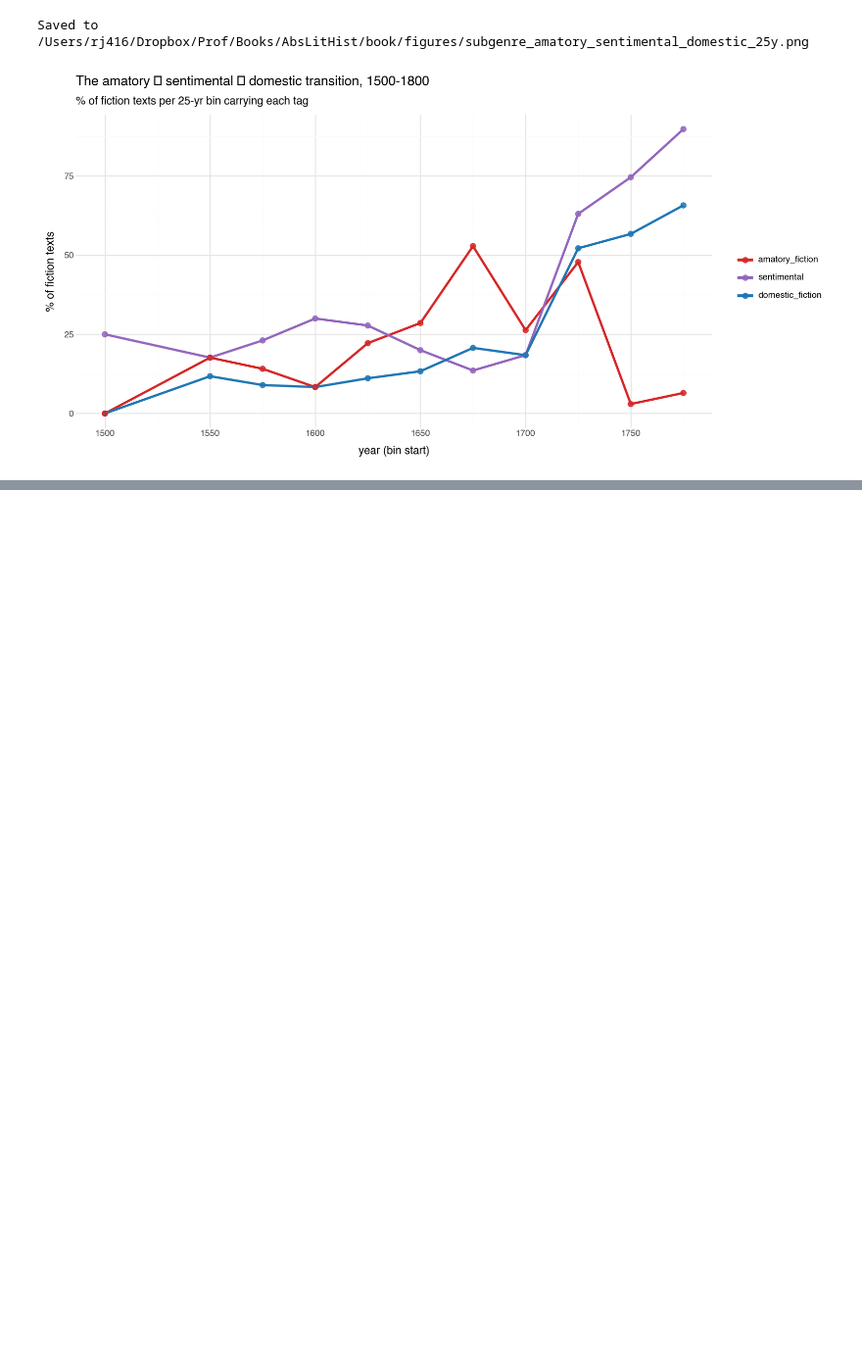
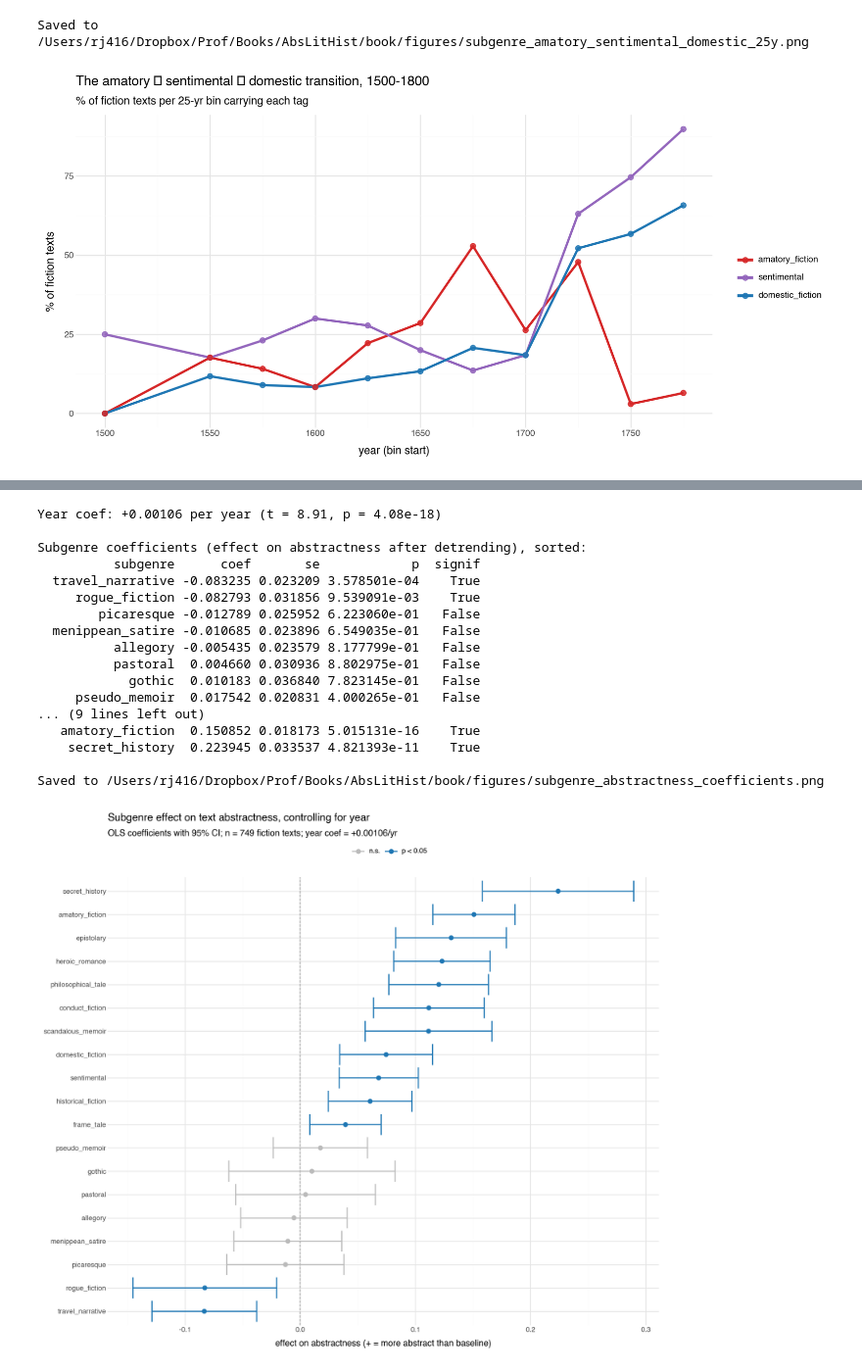
Before and after one commit to quadrismegistus/abstraction, a Jupyter notebook: notebooks/17-subgenre.ipynb, the cells around one changed output, grey strips where cells are left out. Shown at 98% size. Drawn from its saved outputs; the diff is of its cells as text; code cells hidden in the pictures; blank space fills up the shorter version.

```diff
--- a/notebooks/17-subgenre.ipynb
+++ b/notebooks/17-subgenre.ipynb
@@ -283,0 +401,71 @@ Saved to /Users/rj416/Dropbox/Prof/Books/AbsLitHist/book/figures/subgenre_amator
+# %%
+# Per-subgenre coefficient plot: effect on abstractness after detrending year.
+# statsmodels gives us SEs and CIs.
+import statsmodels.api as sm
+
+X = np.hstack([X_year, X_sg])
+X_const = sm.add_constant(X)
+ols = sm.OLS(y, X_const).fit()
+
+# Coefficient extraction: const, year, then subgenre dummies in order of elig_tags
+coefs = ols.params[2:]
+ses = ols.bse[2:]
+pvals = ols.pvalues[2:]
+coef_df = pd.DataFrame({
+    'subgenre': elig_tags,
+    'coef': coefs,
+    'se': ses,
+    'p': pvals,
+    'lo': coefs - 1.96 * ses,
+    'hi': coefs + 1.96 * ses,
+}).sort_values('coef')
+coef_df['signif'] = coef_df['p'] < 0.05
+coef_df['subgenre'] = pd.Categorical(coef_df['subgenre'],
+                                     categories=coef_df['subgenre'].tolist(),
+                                     ordered=True)
+
+print(f'Year coef: {ols.params[1]:+.5f} per year (t = {ols.tvalues[1]:.2f}, p = {ols.pvalues[1]:.2e})')
+print()
+print('Subgenre coefficients (effect on abstractness after detrending), sorted:')
+print(coef_df[['subgenre', 'coef', 'se', 'p', 'signif']].to_string(index=False))
+
+p_coef = (p9.ggplot(coef_df, p9.aes(x='coef', y='subgenre', color='signif'))
+          + p9.geom_vline(xintercept=0, linetype='dashed', color='#888888')
+          + p9.geom_errorbarh(p9.aes(xmin='lo', xmax='hi'), height=0.0, size=0.8)
+          + p9.geom_point(size=2.5)
+          + p9.scale_color_manual(values={True: '#1f77b4', False: '#bbbbbb'},
+                                  labels={True: 'p < 0.05', False: 'n.s.'})
+          + p9.labs(
+              title='Subgenre effect on text abstractness, controlling for year',
+              subtitle=f'OLS coefficients with 95% CI; n = {n} fiction texts; year coef = {ols.params[1]:+.5f}/yr',
+              x='effect on abstractness (+ = more abstract than baseline)',
+              y='',
+              color='',
+          )
+          + p9.theme_minimal()
+          + p9.theme(figure_size=(11, max(5, 0.4 * len(elig_tags) + 2)),
+                     legend_position='top'))
+
+out = os.path.join(DROPBOX_FIGS, 'subgenre_abstractness_coefficients.png')
+p_coef.save(out, dpi=300, verbose=False)
+print(f'\nSaved to {out}')
+p_coef
+# %% [output]
+Year coef: +0.00106 per year (t = 8.91, p = 4.08e-18)
+
+Subgenre coefficients (effect on abstractness after detrending), sorted:
+          subgenre      coef       se            p  signif
+  travel_narrative -0.083235 0.023209 3.578501e-04    True
+     rogue_fiction -0.082793 0.031856 9.539091e-03    True
+        picaresque -0.012789 0.025952 6.223060e-01   False
+  menippean_satire -0.010685 0.023896 6.549035e-01   False
+          allegory -0.005435 0.023579 8.177799e-01   False
+          pastoral  0.004660 0.030936 8.802975e-01   False
+            gothic  0.010183 0.036840 7.823145e-01   False
+     pseudo_memoir  0.017542 0.020831 4.000265e-01   False
+... (9 lines left out)
+   amatory_fiction  0.150852 0.018173 5.015131e-16    True
+    secret_history  0.223945 0.033537 4.821393e-11    True
+
+Saved to /Users/rj416/Dropbox/Prof/Books/AbsLitHist/book/figures/subgenre_abstractness_coefficients.png
+[figure, added]
```
Also changed, not shown: parts of 3 cells of this notebook.
